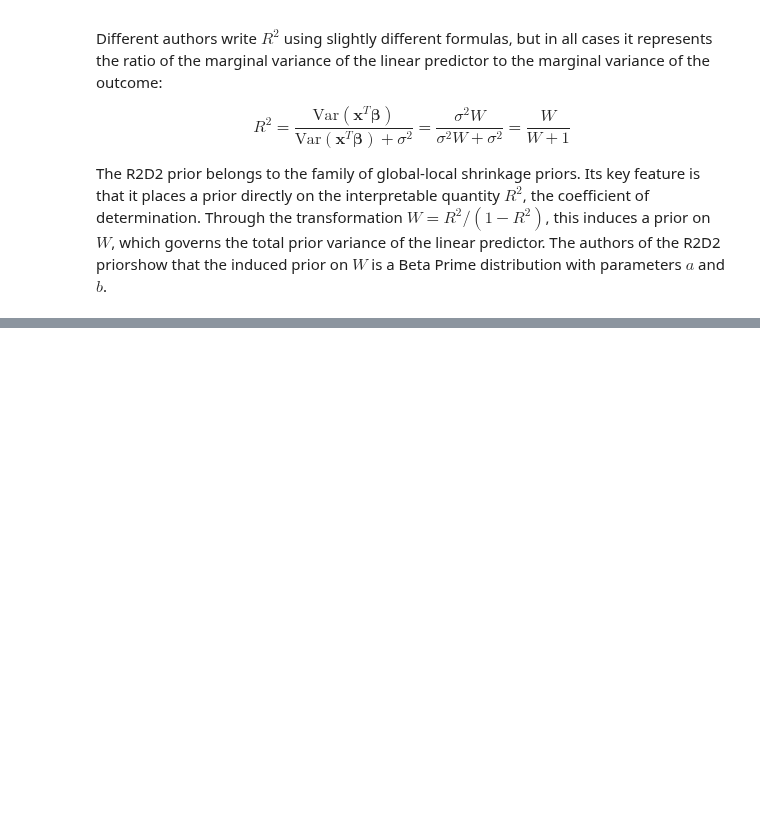
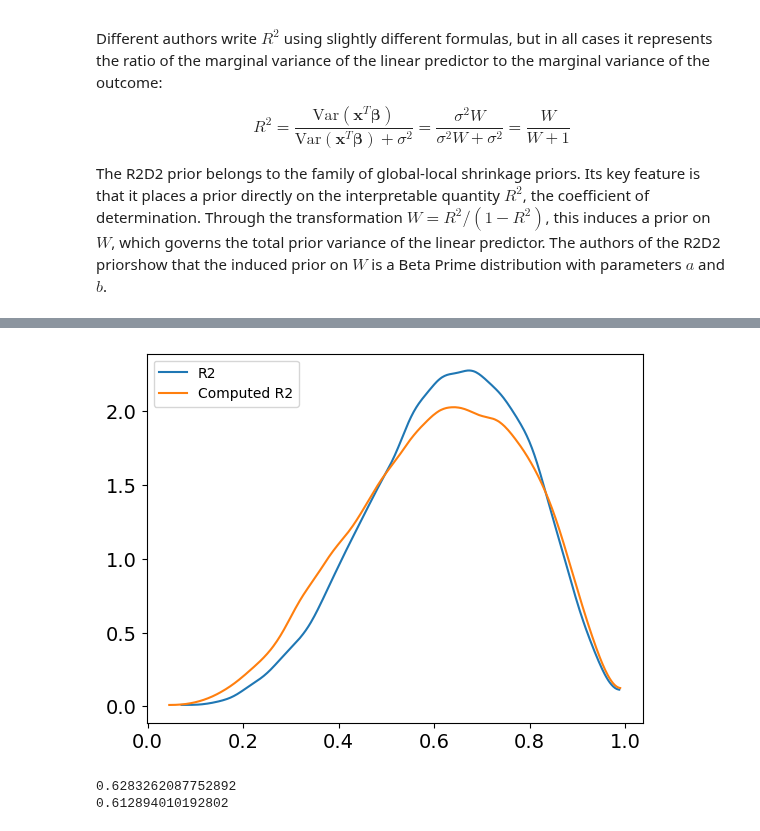
Before and after one commit to tomicapretto/tomicapretto.github.io, a Jupyter notebook: posts/2025-11-19_r2d2glmm-python/index.ipynb, the cells around one changed output, grey strips where cells are left out. Drawn from its saved outputs; the diff is of its cells as text; code cells hidden in the pictures; blank space fills up the shorter version.

```diff
--- a/posts/2025-11-19_r2d2glmm-python/index.ipynb
+++ b/posts/2025-11-19_r2d2glmm-python/index.ipynb
@@ -104,3 +109,0 @@ array([ 0.        ,  0.        ,  0.        ,  0.        ,  0.        ,
-# %%
-mu_var =  (TRUE_BETAS_S.T @ Sigma @ TRUE_BETAS_S)
-mu_var / (mu_var + TRUE_SIGMA ** 2) # does not make sense either
@@ -114,3 +112,7 @@ pz.maxent(pz.Gamma(), lower=7, upper=11)
+# %%
+def compute_r2(mean, variance):
+    mu_var = mean.var("__obs__")
+    return mu_var / (mu_var + variance)
 # %%
 coords = {
     "predictor": np.arange(p),
@@ -118,18 +120,22 @@ coords = {
 }
 
 with pm.Model(coords=coords) as model_1:
-    sigma_squared = pm.Gamma("sigma_squared", alpha=51.3, beta=5.69)
+    sigma_squared = pm.Gamma("sigma_squared", mu=9, sigma=2) # Informative prior
 
+    # Non-uniform prior to check something below
+    R2 = pm.Beta("R2", alpha=5, beta=3)
     phi = pm.Dirichlet("phi", a=np.ones(p), dims="predictor")
-    R2 = pm.Beta("R2", alpha=1, beta=1)
     W = pm.Deterministic("W", R2 / (1 - R2))
 
     alpha = pm.Normal("alpha")
-    beta = pm.Normal("beta", sigma=(phi * W * sigma_squared) ** 0.5, dims="predictor")
-    mu = pm.Deterministic("mu", alpha + X_std @ beta, dims="__obs__")
+    beta = pm.Normal("beta", mu=0, sigma=(phi * W * sigma_squared) ** 0.5, dims="predictor")
+    mu = pm.Deterministic("mu", alpha + (X_std @ beta), dims="__obs__")
 
     pm.Normal("y", mu=mu, sigma=sigma_squared ** 0.5, observed=y, dims="__obs__")
 
 model_1.to_graphviz()
 # %% [output]
 [drawing not drawn]
+# %%
+with model_1:
+    idata_1 = pm.sample_prior_predictive(draws=10000, random_seed=1234)
@@ -136,2 +148,13 @@ model_1.to_graphviz()
+# %%
+ax = az.plot_dist(idata_1.prior["R2"], label="R2")
+az.plot_dist(compute_r2(idata_1.prior["mu"], idata_1.prior["sigma_squared"]), color="C1", label="Computed R2", ax=ax);
+# %% [output]
+[figure, added]
+# %%
+print(idata_1.prior["R2"].mean().item()) # Close to 5/8 = 0.625
+print(compute_r2(idata_1.prior["mu"], idata_1.prior["sigma_squared"]).mean().item()) # Close to 5/8 = 0.625
+# %% [output]
+0.6283262087752892
+0.612894010192802
 # %%
 with model_1:
```
Also changed, not shown: parts of 33 cells of this notebook.
